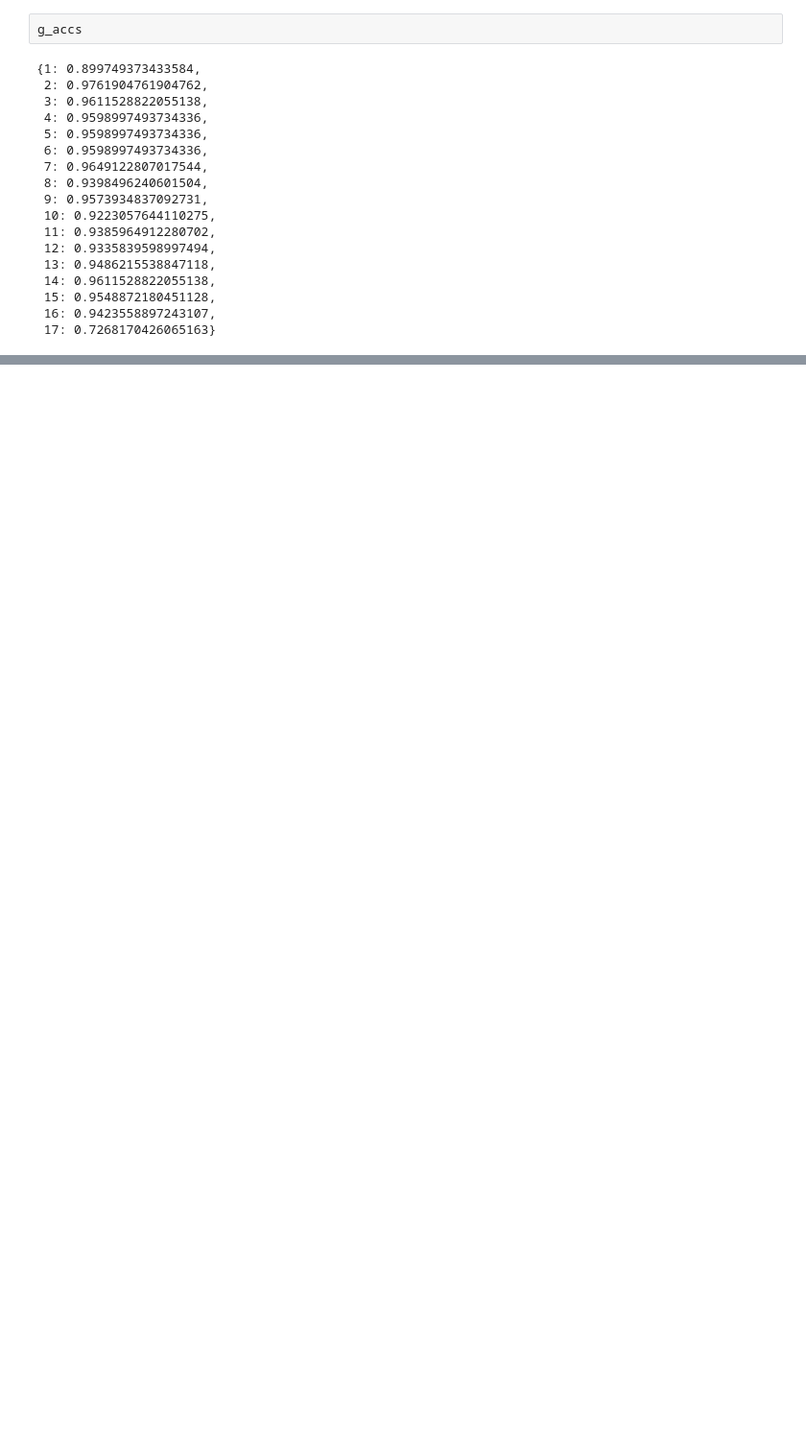
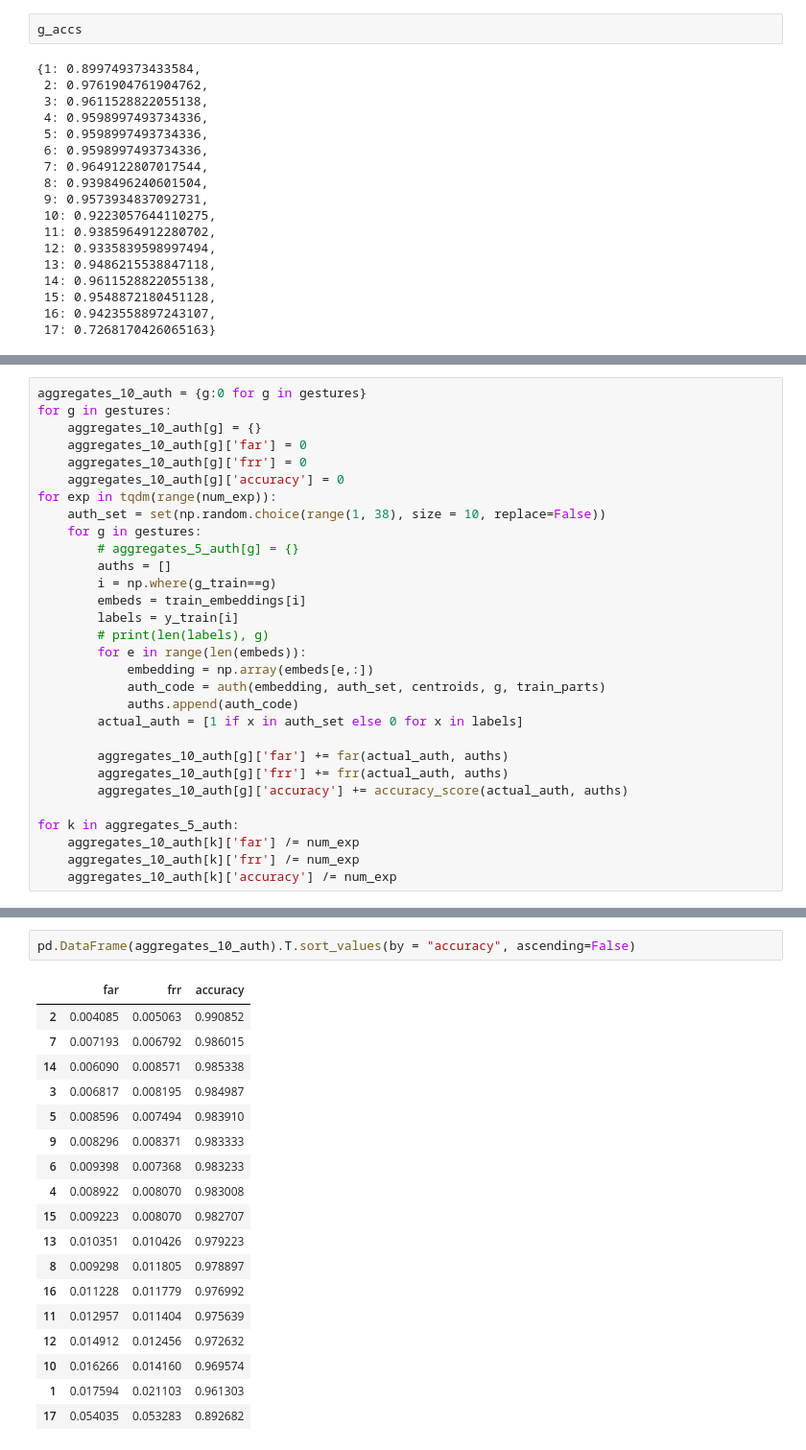
Before and after one commit to tanmaygadgil/DS5500-project, a Jupyter notebook: Authentication/Auth Experiments.ipynb, the cells around one changed output, grey strips where cells are left out. Shown at 96% size. Cells and saved outputs as stored; diff of their text form; blank space fills up the shorter version.

```diff
--- a/Authentication/Auth Experiments.ipynb
+++ b/Authentication/Auth Experiments.ipynb
@@ -202,0 +356,30 @@ g_accs
+# %%
+aggregates_10_auth = {g:0 for g in gestures}
+for g in gestures:
+    aggregates_10_auth[g] = {}
+    aggregates_10_auth[g]['far'] = 0
+    aggregates_10_auth[g]['frr'] = 0
+    aggregates_10_auth[g]['accuracy'] = 0
+for exp in tqdm(range(num_exp)):
+    auth_set = set(np.random.choice(range(1, 38), size = 10, replace=False))
+    for g in gestures:
+        # aggregates_5_auth[g] = {}
+        auths = []
+        i = np.where(g_train==g)
+        embeds = train_embeddings[i]
+        labels = y_train[i]
+        # print(len(labels), g)
+        for e in range(len(embeds)):
+            embedding = np.array(embeds[e,:])
+            auth_code = auth(embedding, auth_set, centroids, g, train_parts)
+            auths.append(auth_code)
+        actual_auth = [1 if x in auth_set else 0 for x in labels]
+
+        aggregates_10_auth[g]['far'] += far(actual_auth, auths)
+        aggregates_10_auth[g]['frr'] += frr(actual_auth, auths)
+        aggregates_10_auth[g]['accuracy'] += accuracy_score(actual_auth, auths)
+
+for k in aggregates_5_auth:
+    aggregates_10_auth[k]['far'] /= num_exp
+    aggregates_10_auth[k]['frr'] /= num_exp
+    aggregates_10_auth[k]['accuracy'] /= num_exp
@@ -202,0 +437,21 @@ g_accs
+# %%
+pd.DataFrame(aggregates_10_auth).T.sort_values(by = "accuracy", ascending=False)
+# %% [output]
+|  | far | frr | accuracy |
+| 2 | 0.004085 | 0.005063 | 0.990852 |
+| 7 | 0.007193 | 0.006792 | 0.986015 |
+| 14 | 0.006090 | 0.008571 | 0.985338 |
+| 3 | 0.006817 | 0.008195 | 0.984987 |
+| 5 | 0.008596 | 0.007494 | 0.983910 |
+| 9 | 0.008296 | 0.008371 | 0.983333 |
+| 6 | 0.009398 | 0.007368 | 0.983233 |
+| 4 | 0.008922 | 0.008070 | 0.983008 |
+| 15 | 0.009223 | 0.008070 | 0.982707 |
+| 13 | 0.010351 | 0.010426 | 0.979223 |
+| 8 | 0.009298 | 0.011805 | 0.978897 |
+| 16 | 0.011228 | 0.011779 | 0.976992 |
+| 11 | 0.012957 | 0.011404 | 0.975639 |
+| 12 | 0.014912 | 0.012456 | 0.972632 |
+| 10 | 0.016266 | 0.014160 | 0.969574 |
+| 1 | 0.017594 | 0.021103 | 0.961303 |
+| 17 | 0.054035 | 0.053283 | 0.892682 |
```
Also changed, not shown: parts of 34 cells of this notebook, 3 other files.
